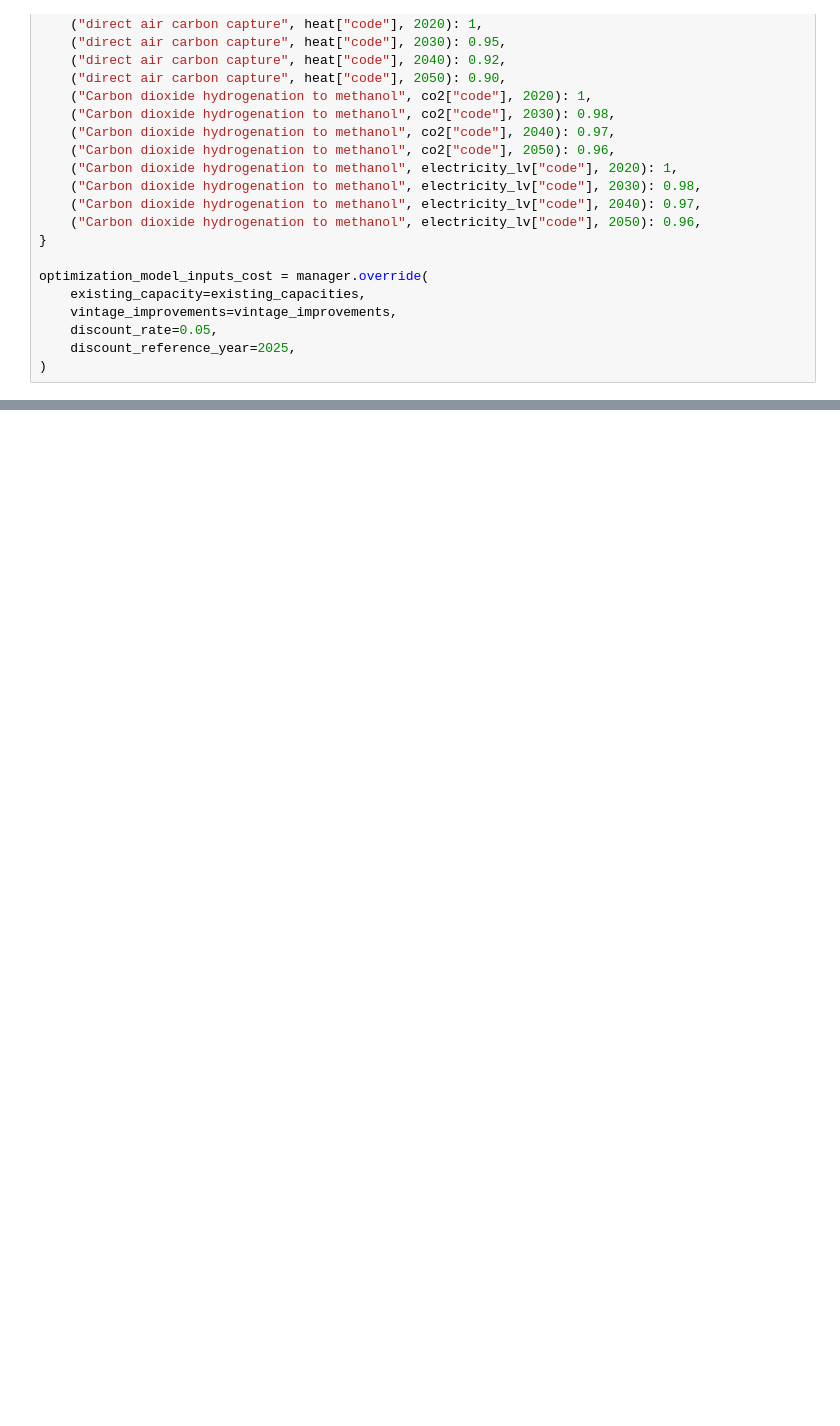
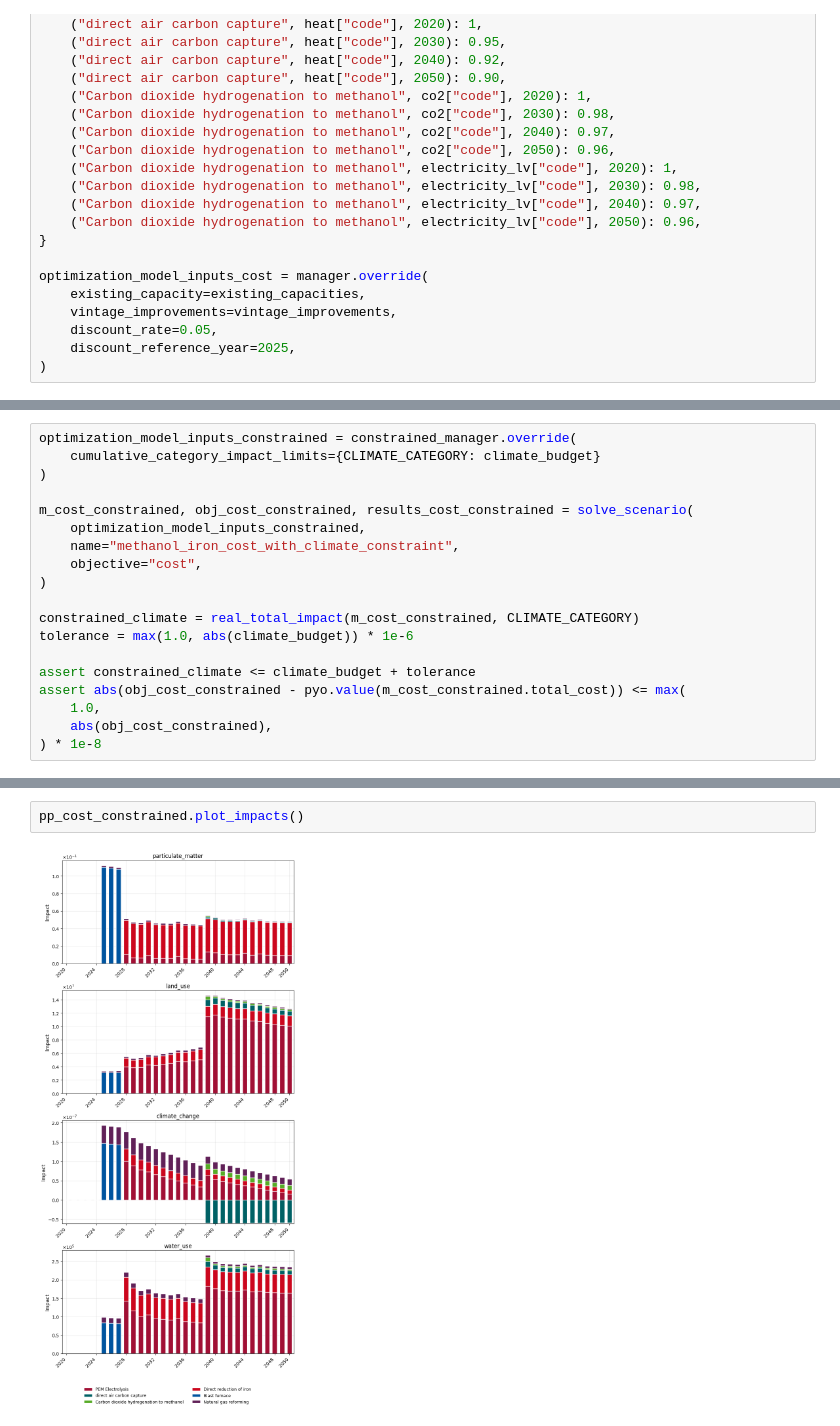
Before and after one commit to langeluca/optimex, a Jupyter notebook: notebooks/methanol_and_iron_cost.ipynb, the cells around one changed output, grey strips where cells are left out. Drawn from its saved outputs; the diff is of its cells as text; blank space fills up the shorter version.

```diff
--- a/notebooks/methanol_and_iron_cost.ipynb
+++ b/notebooks/methanol_and_iron_cost.ipynb
@@ -1123,0 +1284,19 @@ pp_cost.get_production_capacity().head()
+# %%
+optimization_model_inputs_constrained = constrained_manager.override(
+    cumulative_category_impact_limits={CLIMATE_CATEGORY: climate_budget}
+)
+
+m_cost_constrained, obj_cost_constrained, results_cost_constrained = solve_scenario(
+    optimization_model_inputs_constrained,
+    name="methanol_iron_cost_with_climate_constraint",
+    objective="cost",
+)
+
+constrained_climate = real_total_impact(m_cost_constrained, CLIMATE_CATEGORY)
+tolerance = max(1.0, abs(climate_budget)) * 1e-6
+
+assert constrained_climate <= climate_budget + tolerance
+assert abs(obj_cost_constrained - pyo.value(m_cost_constrained.total_cost)) <= max(
+    1.0,
+    abs(obj_cost_constrained),
+) * 1e-8
@@ -1123,0 +1387,4 @@ pp_cost.get_production_capacity().head()
+# %%
+pp_cost_constrained.plot_impacts()
+# %% [output]
+[figure, added]
```
Also changed, not shown: parts of 21 cells of this notebook, 29 other files.
